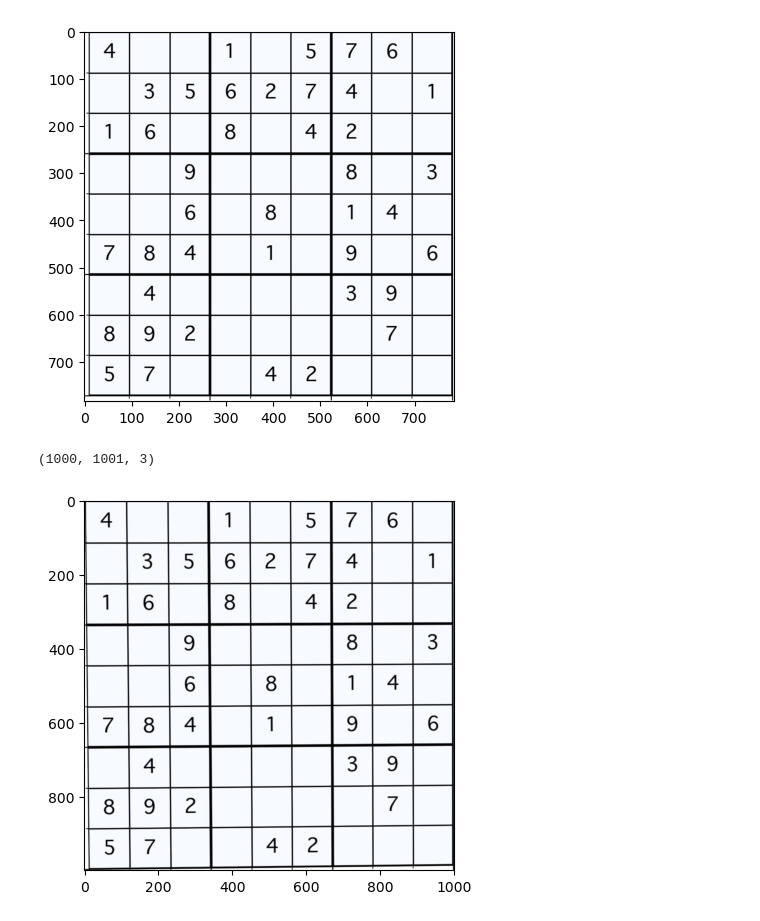
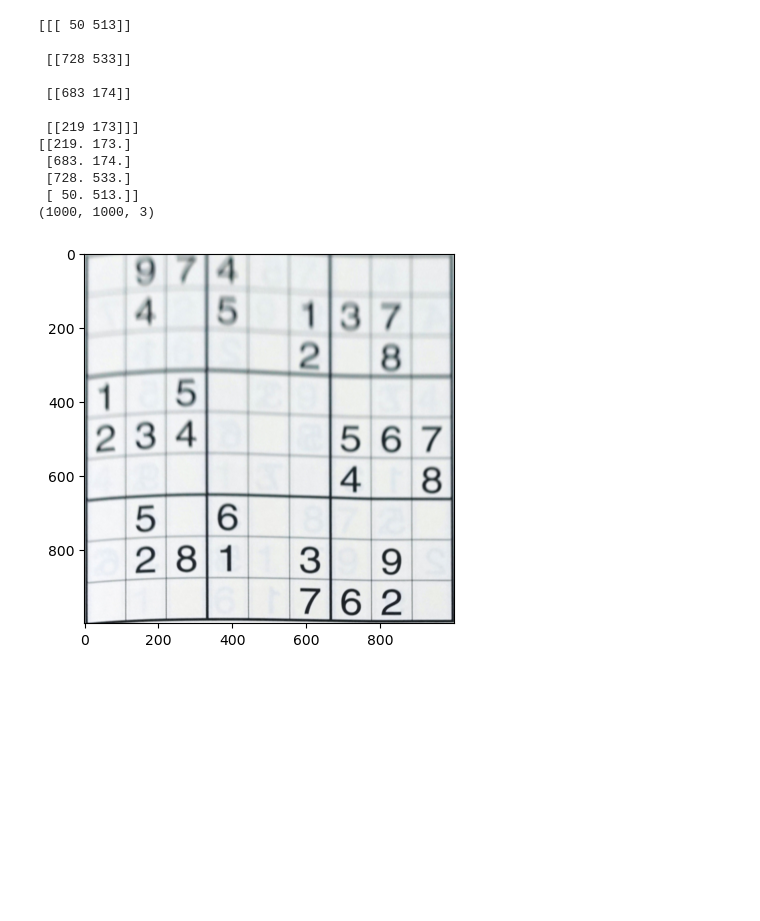
Before and after one commit to hakoshie/sudoku, a Jupyter notebook: recog_l2.ipynb, the cells around one changed output. Drawn from its saved outputs; the diff is of its cells as text; code cells hidden in the pictures; blank space fills up the shorter version.

```diff
--- a/recog_l2.ipynb
+++ b/recog_l2.ipynb
@@ -5,9 +5,14 @@ import matplotlib.pyplot as plt
 import pandas as pd
 import pickle
 # %%
-file="level1/sudoku_030"
+file="level2/sudoku_00027"
 image = cv2.imread(f"./data/{file}.jpg", cv2.IMREAD_COLOR)
 image = cv2.cvtColor(image, cv2.COLOR_BGR2RGB)
+trim_percentage=0.001
+height, width, channels = image.shape[:3]
+trim_width = int(width * trim_percentage)
+trim_height = int(height * trim_percentage)
+image = image[trim_height:height - trim_height, trim_width:width - trim_width]
 gray = cv2.cvtColor(image, cv2.COLOR_RGB2GRAY)
 print(image.shape)
 # ぼかし処理
@@ -15,7 +20,7 @@ gray_gb = cv2.GaussianBlur(gray, None, 3.0)
 
 # 大津の二値化
 thr, binary = cv2.threshold(gray_gb, 0, 255, cv2.THRESH_OTSU)
-new_thr = min(int(thr * 1.05), 255)
+# new_thr = min(int(thr * 1.05), 255)
 _, binary = cv2.threshold(gray, new_thr, 255, cv2.THRESH_BINARY)
 plt.imshow(binary, cmap="gray")
 plt.title("Otsu's binarization (threshold={:d})".format(int(thr)))
@@ -49,12 +54,12 @@ result = image.copy()
 for cnt in contours:
     # 輪郭線の長さを計算
     arclen = cv2.arcLength(cnt, True)
-    approx=cv2.approxPolyDP(cnt, arclen * 1e-1, True)
+    approx=cv2.approxPolyDP(cnt, arclen * 5e-2, True)
     area=cv2.contourArea(cnt)
     x, y, w, h = cv2.boundingRect(approx)
     internal_area_ratio = area / (w * h)
     if len(approx) == 4 and internal_area_ratio>0.5:
-        print(len(approx), x,y,w,h, arclen,internal_area_ratio)
+        print(len(approx), x,y,w,h,"{:.2f}".format(arclen),"{:.2f}".format(internal_area_ratio),area)
         cv2.drawContours(result, [approx], -1, (255, 0, 0), 3, cv2.LINE_AA)
         # plt.imshow(result)
         # plt.show()
@@ -70,7 +75,7 @@ result = image.copy()
 # plt.show()
 print(len(longest_cnt))
 arclen = cv2.arcLength(longest_cnt, True)
-approx = cv2.approxPolyDP(longest_cnt, arclen * 1e-1, True)
+approx = cv2.approxPolyDP(longest_cnt, arclen * 5e-2, True)
 
 cv2.drawContours(result, [approx], -1, (255, 0, 0), 3, cv2.LINE_AA)
 plt.imshow(result)
@@ -86,46 +109,67 @@ from sklearn.preprocessing import StandardScaler
 x, y, w, h = cv2.boundingRect(approx)
 cropped = image[y:y+h, x:x+w]
 
-plt.imshow(cropped)
-plt.show()
+# plt.imshow(cropped)
+# plt.show()
+print(approx)
+# approx=approx-(x,y)
 # print(approx)
-approx=approx-(x,y)
-# print(approx)
+
 src_pts = approx.reshape((-1, 2)).astype("float32")
+center = np.mean(src_pts, axis=0)
 
+# ４点を重心からの角度でソートする
+# 時計回りになる
+src_pts = np.array(sorted(src_pts, key=lambda p: np.arctan2(p[1]-center[1], p[0]-center[0])))
+
+# 結果を表示する
+print(src_pts)
 
 # src_pts = np.array([approx[0], approx[1], approx[2], approx[3]], dtype="float32")
 # print(src_pts)
 # 縦横比の計算
 w = np.linalg.norm(src_pts[3] - src_pts[0])
 h = np.linalg.norm(src_pts[1] - src_pts[0])
 aspect = abs(w) / abs(h)
 
 # 新しい画像サイズを設定
 new_w = int(1000*aspect)
+# new_w = 1000
 new_h = 1000
-dst_pts = np.array([(0, 0), (0, new_h), (new_w, new_h), (new_w, 0)], dtype="float32")
+# dst_pts = np.array([(0, 0), (0, new_h), (new_w, new_h), (new_w, 0)], dtype="float32")
+dst_pts = np.array([(0, 0), (new_w, 0), (new_w, new_h), (0, new_h)], dtype="float32")
 
 # 射影変換を計算して、パースをキャンセルする
 warp = cv2.getPerspectiveTransform(src_pts, dst_pts)
-result = cv2.warpPerspective(cropped, warp, (new_w, new_h))
+result = cv2.warpPerspective(image, warp, (new_w, new_h))
+result=cv2.resize(result,(1000,1000),interpolation=cv2.INTER_AREA)
 print(result.shape)
 # result = cv2.warpPerspective(binary, warp, (new_w, new_h))
 
 #　反転させたリストを作成
 
 # for i, result in enumerate(results):
 
     # plt.subplot(2, 2, i+1)
     # plt.imshow(result)
     # plt.title("result {:d}".format(i))
 
 plt.imshow(result, cmap="gray")
 plt.show()
 # %% [output]
+[[[ 50 513]]
+
+ [[728 533]]
+
+ [[683 174]]
+
+ [[219 173]]]
+[[219. 173.]
+ [683. 174.]
+ [728. 533.]
+ [ 50. 513.]]
+(1000, 1000, 3)
-[figure, old version]
+[figure, new version]
-(1000, 1001, 3)
-[figure, removed]
 # %%
 print(result.shape)
 gray_result = cv2.cvtColor(result, cv2.COLOR_RGB2GRAY)
```
Also changed, not shown: parts of 13 cells of this notebook, 4 other files.
